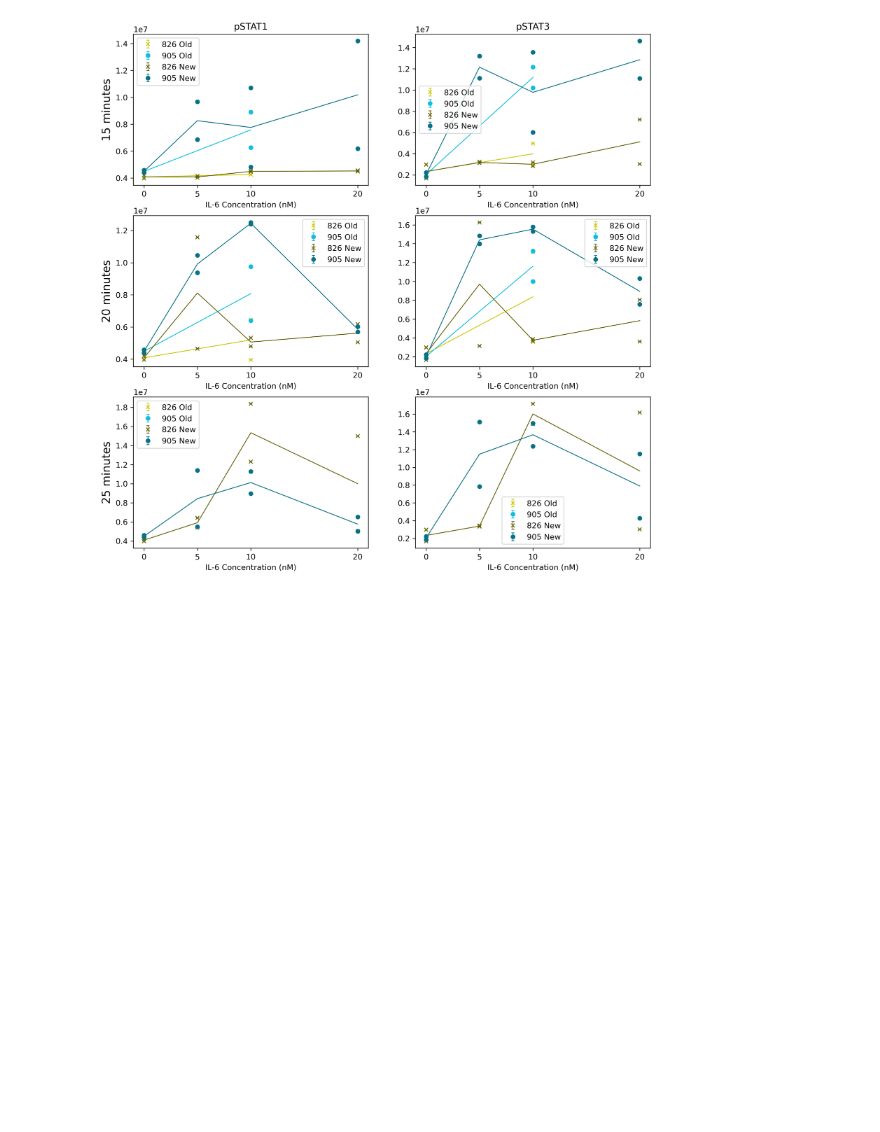
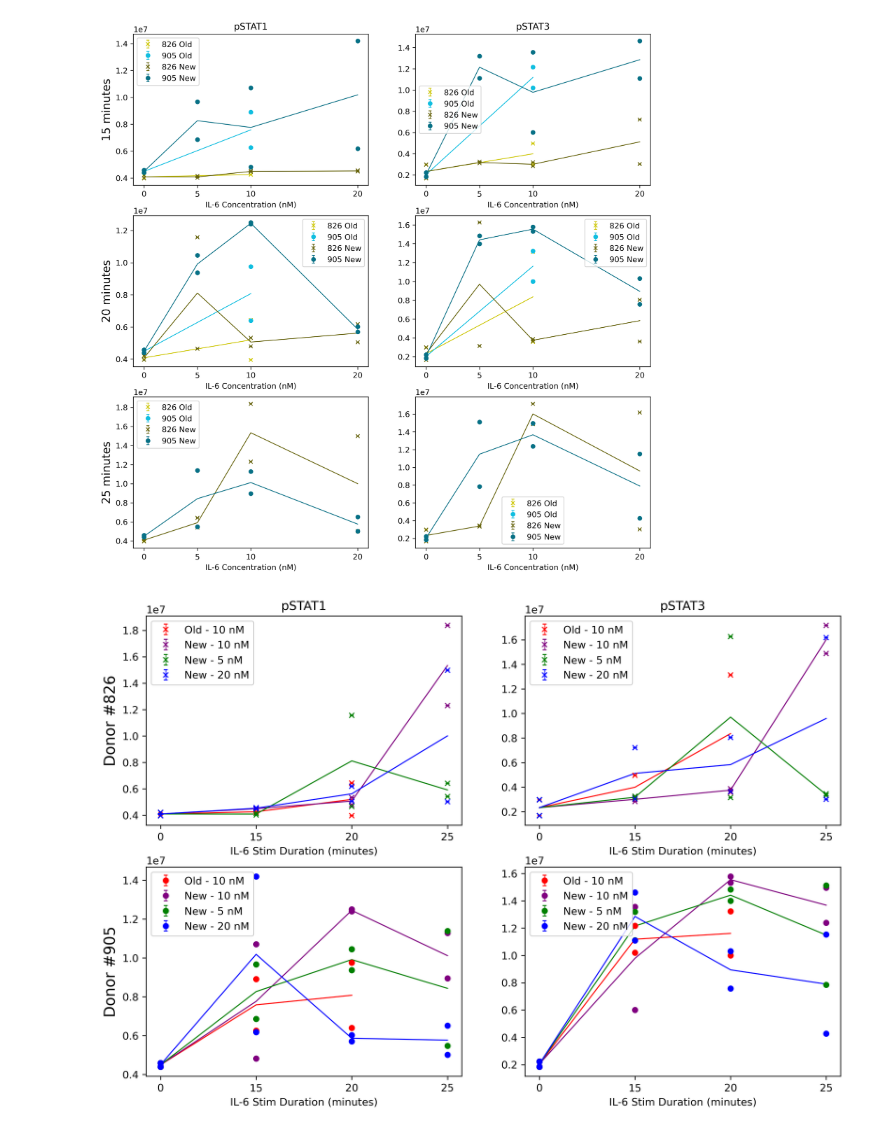
Before and after one commit to LarkinIt/visIF, a Jupyter notebook: code/hardcoded_visualization.ipynb, the cells around one changed output. Saved outputs shown, nothing was run; the diff lists cells and outputs as text; code cells hidden in the pictures; blank space fills up the shorter version.

Commit message:
Added titration plots from 9 24 2025 that are donor specific

```diff
--- a/code/hardcoded_visualization.ipynb
+++ b/code/hardcoded_visualization.ipynb
@@ -428,3 +429,102 @@ for ax, row in zip(axes[:,0], rows):
 	ax.set_ylabel(row, rotation=90, size='x-large')
 # %% [output]
 [figure]
+# %%
+patient_to_marker = {
+	617:"s",
+	626:"*",
+	813:"v",
+	826:"x",
+	904:"P",
+	905:"o"
+}
+
+fig1, axes = plt.subplots(2,2, figsize=(12,8), dpi=300)
+
+df = dfs[0]
+df["STAT1 SEM"] = [0] * len(df)
+df["STAT3 SEM"] = [0] * len(df)
+
+ms=5
+stat1_axes = axes[:, 0]
+stat3_axes = axes[:, 1]
+
+color_dict = {
+	"Old": {
+		"5": "k",
+		"10": "r",
+		"20": "cyan"
+	},
+	"New": {
+		"5": "g",
+		"10": "purple",
+		"20": "b"
+	}
+}
+
+for i, pat in enumerate(df["PatientId"].unique()):
+	stat1_ax = stat1_axes[i]
+	stat3_ax = stat3_axes[i]
+	for typ in df["STAT"].unique():
+		n_doses = len(df["IL-6 Concentration"].unique())
+		for j, dosage in enumerate(df["IL-6 Concentration"].unique()[1:]): # ignore the control well as it is plotted for ALL of them
+
+			# Get color palette
+			c = color_dict[typ][str(dosage)]
+			cur_df = df.loc[(df["PatientId"] == pat) & (((df["IL-6 Concentration"] == dosage) & (df["STAT"] == typ)) | (df["IL-6 Concentration"] == 0))]
+
+			if cur_df.empty or cur_df[cur_df["IL-6 Concentration"] != 0].empty:
+				continue
+			stat1_ax.plot(cur_df["Time"].unique().astype(str), cur_df.groupby("Time")["STAT1 Mean"].mean(),
+							marker="none", color=c, lw=1)
+
+			stat3_ax.plot(cur_df["Time"].unique().astype(str), cur_df.groupby("Time")["STAT3 Mean"].mean(),
+							marker="none", color=c, lw=1)
+
+			#for il6 in df["IL-6 Concentration"].unique():
+			for rep in df["Replicate"].unique():
+				select_df = df.loc[(df["PatientId"] == pat) & ((df["IL-6 Concentration"] == dosage) | (df["IL-6 Concentration"] == 0))& (df["STAT"] == typ) & (df["Replicate"]== rep)]
+
+				if select_df.empty:
+					continue
+				label = f"{typ} - {dosage} nM"
+				if rep > 1:
+					label=None
+				# Plot control wells
+				control = df.loc[(df["PatientId"] == pat) & (df["Time"] == 0)]
+
+				stat1_ax.errorbar(x=["0"]*control.shape[0], y=control["STAT1 Mean"], yerr=control["STAT1 SEM"],
+							marker=patient_to_marker[pat], ms=ms, color=c,
+							ls="none", label=None, lw=0.75)
+				stat3_ax.errorbar(x=["0"]*control.shape[0], y=control["STAT3 Mean"], yerr=control["STAT3 SEM"],
+							marker=patient_to_marker[pat], ms=ms, color=c,
+							ls="none", label=None, lw=0.75)
+				# Plot data
+				stat1_ax.errorbar(x=select_df["Time"].astype(str), y=select_df["STAT1 Mean"], yerr=select_df["STAT1 SEM"],
+							marker=patient_to_marker[pat], ms=ms, color=c,
+							ls="none",
+							lw=0.75, label=label, capsize=2)
+
+				stat3_ax.errorbar(x=select_df["Time"].astype(str), y=select_df["STAT3 Mean"], yerr=select_df["STAT3 SEM"],
+							marker=patient_to_marker[pat], ms=ms, color=c,
+							ls="none",
+							lw=0.75,  label=label, capsize=2)
+
+  		#stat1_ax.set_ylabel("pSTAT1 MFI")
+		stat1_ax.set_xlabel("IL-6 Stim Duration (minutes)")
+		#stat3_ax.set_ylabel("pSTAT3 MFI")
+		stat3_ax.set_xlabel("IL-6 Stim Duration (minutes)")
+		stat1_ax.set_xticks(np.arange(len(df["Time"].unique())), df["Time"].unique())
+		stat3_ax.set_xticks(np.arange(len(df["Time"].unique())), df["Time"].unique());
+		stat1_ax.legend();
+		stat3_ax.legend();
+
+cols = ["pSTAT1", "pSTAT3"]
+for ax, col in zip(axes[0, :], cols):
+	ax.set_title(col)
+
+rows = [f"Donor #{x}" for x in df["PatientId"].unique()]
+for ax, row in zip(axes[:,0], rows):
+	ax.set_ylabel(row, rotation=90, size='x-large')
+# %% [output]
+[figure, added]
```
Also changed, not shown: parts of 1 cell of this notebook.
